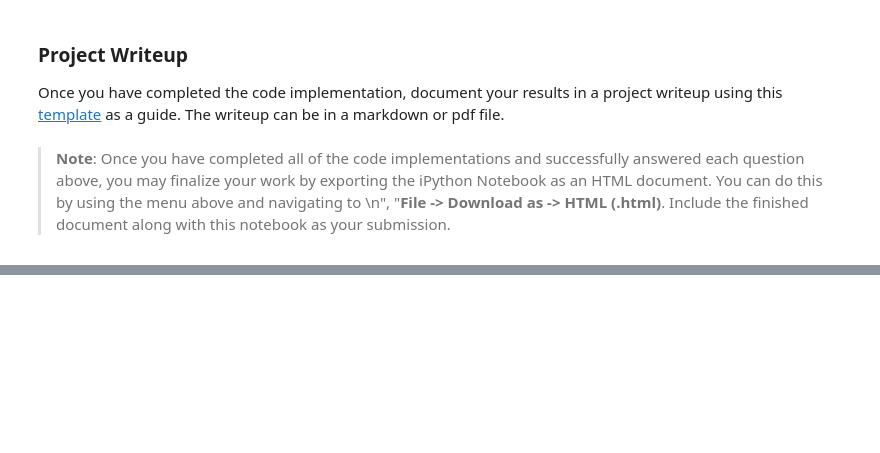
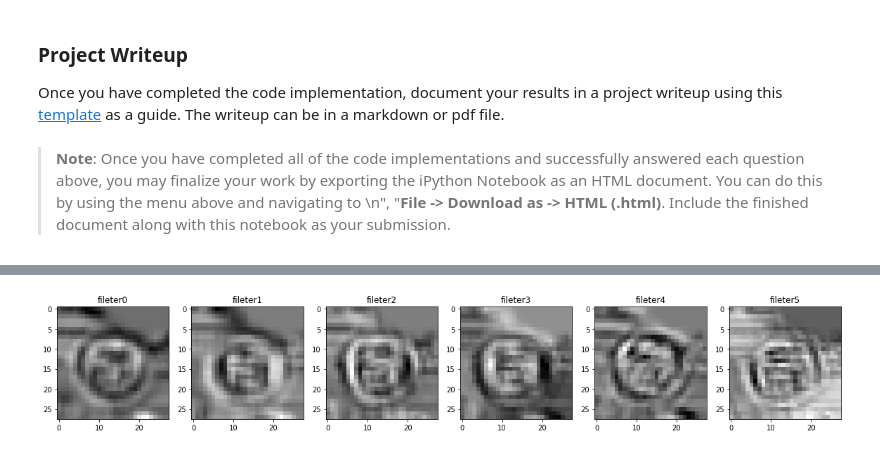
Before and after one commit to jixiaojie/CarND-Traffic-Sign-Classifier-Project, a Jupyter notebook: Traffic_Sign_Classifier.ipynb, the cells around one changed output, grey strips where cells are left out. Cells and saved outputs as stored; diff of their text form; code cells hidden in the pictures; blank space fills up the shorter version.

```diff
--- a/Traffic_Sign_Classifier.ipynb
+++ b/Traffic_Sign_Classifier.ipynb
@@ -437,3 +508,13 @@ Looking just at the first row we get `[ 0.34763842,  0.24879643,  0.12789202]`,
 # %%
 ### Print out the top five softmax probabilities for the predictions on the German traffic sign images found on the web.
 ### Feel free to use as many code cells as needed.
+
+logits_softmax = tf.nn.softmax(logits)
+pred_y = None
+
+with tf.Session() as sess:
+    saver.restore(sess, tf.train.latest_checkpoint('.'))
+    pred_y = sess.run(logits_softmax, feed_dict={x: batch_x})
+    pred_y_top5 = sess.run(tf.nn.top_k(tf.constant(pred_y), k=5))
+
+print (pred_y_top5)
@@ -472,23 +569,65 @@ For an example of what feature map outputs look like, check out NVIDIA's results
 # activation_min/max: can be used to view the activation contrast in more detail, by default matplot sets min and max to the actual min and max values of the output
 # plt_num: used to plot out multiple different weight feature map sets on the same block, just extend the plt number for each new feature map entry
 
-def outputFeatureMap(image_input, tf_activation, activation_min=-1, activation_max=-1 ,plt_num=1):
-    # Here make sure to preprocess your image_input in a way your network expects
-    # with size, normalization, ect if needed
-    # image_input =
-    # Note: x should be the same name as your network's tensorflow data placeholder variable
-    # If you get an error tf_activation is not defined it may be having trouble accessing the variable from inside a function
-    activation = tf_activation.eval(session=sess,feed_dict={x : image_input})
-    featuremaps = activation.shape[3]
-    plt.figure(plt_num, figsize=(15,15))
-    for featuremap in range(featuremaps):
-        plt.subplot(6,8, featuremap+1) # sets the number of feature maps to show on each row and column
-        plt.title('FeatureMap ' + str(featuremap)) # displays the feature map number
-        if activation_min != -1 & activation_max != -1:
-            plt.imshow(activation[0,:,:, featuremap], interpolation="nearest", vmin =activation_min, vmax=activation_max, cmap="gray")
-        elif activation_max != -1:
-            plt.imshow(activation[0,:,:, featuremap], interpolation="nearest", vmax=activation_max, cmap="gray")
-        elif activation_min !=-1:
-            plt.imshow(activation[0,:,:, featuremap], interpolation="nearest", vmin=activation_min, cmap="gray")
-        else:
-            plt.imshow(activation[0,:,:, featuremap], interpolation="nearest", cmap="gray")
+# def outputFeatureMap(image_input, tf_activation, activation_min=-1, activation_max=-1 ,plt_num=1):
+#     # Here make sure to preprocess your image_input in a way your network expects
+#     # with size, normalization, ect if needed
+#     # image_input =
+#     # Note: x should be the same name as your network's tensorflow data placeholder variable
+#     # If you get an error tf_activation is not defined it may be having trouble accessing the variable from inside a function
+#     activation = tf_activation.eval(session=sess,feed_dict={x : image_input})
+#     featuremaps = activation.shape[3]
+#     plt.figure(plt_num, figsize=(15,15))
+#     for featuremap in range(featuremaps):
+#         plt.subplot(6,8, featuremap+1) # sets the number of feature maps to show on each row and column
+#         plt.title('FeatureMap ' + str(featuremap)) # displays the feature map number
+#         if activation_min != -1 & activation_max != -1:
+#             plt.imshow(activation[0,:,:, featuremap], interpolation="nearest", vmin =activation_min, vmax=activation_max, cmap="gray")
+#         elif activation_max != -1:
+#             plt.imshow(activation[0,:,:, featuremap], interpolation="nearest", vmax=activation_max, cmap="gray")
+#         elif activation_min !=-1:
+#             plt.imshow(activation[0,:,:, featuremap], interpolation="nearest", vmin=activation_min, cmap="gray")
+#         else:
+#             plt.imshow(activation[0,:,:, featuremap], interpolation="nearest", cmap="gray")
+
+
+
+batch = np.array([image_1, image_2, image_3, image_4, image_5])
+batch_x = np.zeros((batch.shape[0], batch.shape[1], batch.shape[2], 1))
+
+for i in range(len(batch)):
+    batch_x[i] = (((cv2.cvtColor(batch[i],cv2.COLOR_RGB2GRAY)).astype(np.int16) - 128) / 128).reshape([32,32,1])
+
+
+f,(ax1, ax2, ax3, ax4, ax5, ax6) = plt.subplots(1, 6, figsize=(20, 20))
+
+
+with tf.Session() as sess:
+    saver.restore(sess, tf.train.latest_checkpoint('.'))
+    x = tf.get_default_graph().get_tensor_by_name("x:0")
+    layer1_conv1 = tf.get_default_graph().get_tensor_by_name("layer1_conv1:0")
+    layer1_conv1 = sess.run(layer1_conv1, feed_dict={x:batch_x})
+    #print(layer1_conv1[0])
+    layer1_image = layer1_conv1[0]
+    #print(layer1_image.transpose()[0])
+
+
+
+    ax1.set_title('fileter0')
+    ax1.imshow(layer1_image.transpose()[0], cmap='gray')
+
+    ax2.set_title('fileter1')
+    ax2.imshow(layer1_image.transpose()[1], cmap='gray')
+
+    ax3.set_title('fileter2')
+    ax3.imshow(layer1_image.transpose()[2], cmap='gray')
+
+    ax4.set_title('fileter3')
+    ax4.imshow(layer1_image.transpose()[3], cmap='gray')
+
+    ax5.set_title('fileter4')
+    ax5.imshow(layer1_image.transpose()[4], cmap='gray')
+
+    ax6.set_title('fileter5')
+    ax6.imshow(layer1_image.transpose()[5], cmap='gray')
+# %% [output]
@@ -494,0 +635 @@ def outputFeatureMap(image_input, tf_activation, activation_min=-1, activation_m
+[figure, added]
```
Also changed, not shown: parts of 12 cells of this notebook, 1 other file.
